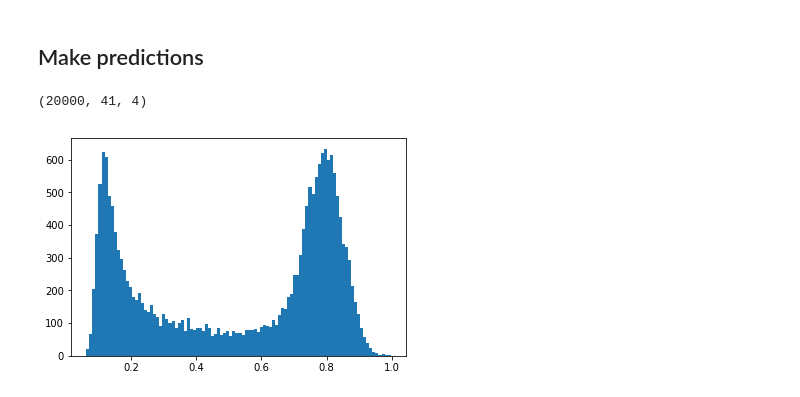
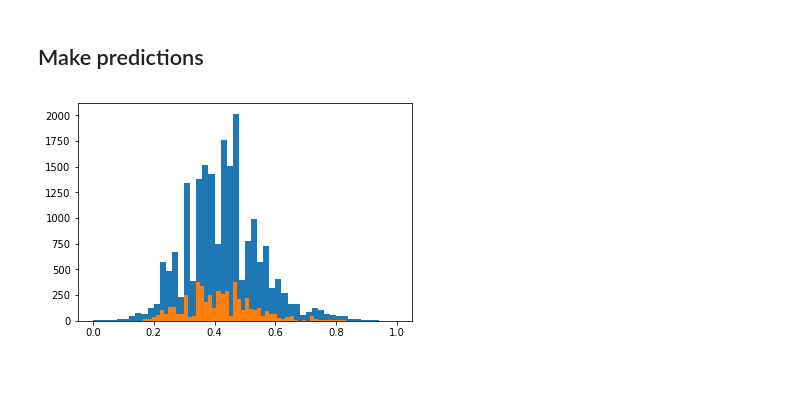
Before and after one commit to atareen/Regression-with-convolutional-neural-networks, a Jupyter notebook: CNN_RNAP_Seq_Regression.ipynb, the cells around one changed output. Cells and saved outputs as stored; diff of their text form; code cells hidden in the pictures.

```diff
--- a/CNN_RNAP_Seq_Regression.ipynb
+++ b/CNN_RNAP_Seq_Regression.ipynb
@@ -5,6 +5,6 @@ import numpy as np
 import pandas as pd
 import matplotlib.pyplot as plt
 
-input_data_raw =  pd.read_csv('../rnap_scanned_over_ecoli_genome50k.csv')
-sequences = input_data_raw['seq'].tolist()
+input_data_ordered_raw =  pd.read_csv('rnap_scanned_over_ecoli_genome100k.csv')
+sequences = input_data_ordered_raw['seq'].tolist()
 # %%
@@ -75,2 +94,13 @@ test_neg = np.array([np.random.choice(['A', 'C', 'G', 'T'], test_size, p=np.arra
 # %% [markdown]
 ## One-hot encoding
+# %%
+temp_pos = []
+temp_pos_test = []
+for reshape_index in range(len(pos)):
+    temp_pos.append(list(pos[reshape_index]))
+
+for reshape_test_index in range(len(test_pos)):
+    temp_pos_test.append(list(test_pos[reshape_test_index]))
+
+pos = temp_pos
+test_pos = temp_pos_test
@@ -77,9 +110,7 @@ test_neg = np.array([np.random.choice(['A', 'C', 'G', 'T'], test_size, p=np.arra
 # %%
 pos_tensor = np.zeros(list(pos.shape) + [4])
-neg_tensor = np.zeros(list(neg.shape) + [4])
 
 test_pos_tensor = np.zeros(list(test_pos.shape) + [4])
-test_neg_tensor = np.zeros(list(test_neg.shape) + [4])
 
 base_dict = {'A': 0, 'C': 1, 'G': 2, 'T': 3}
 
@@ -87,27 +118,18 @@ base_dict = {'A': 0, 'C': 1, 'G': 2, 'T': 3}
 for row in range(num_sample):
     for col in range(seq_length):
         pos_tensor[row,col,base_dict[pos[row,col]]] = 1
-        neg_tensor[row,col,base_dict[neg[row,col]]] = 1
         if(row<test_size):
             test_pos_tensor[row,col,base_dict[test_pos[row,col]]] = 1
-            test_neg_tensor[row,col,base_dict[test_neg[row,col]]] = 1
 
 print('Positive sample matrix shape: {}'.format(pos.shape))
 # this should be a 3D tensor with shape: (samples, steps, input_dim)
 print('Positive sample tensor shape: {}'.format(pos_tensor.shape))
 
-X = np.vstack((pos_tensor, neg_tensor))
-#X = pos_tensor
-#y = np.concatenate((np.ones(num_sample), np.zeros(num_sample)))
-y = np.concatenate([pos_labels, neg_labels])
-#y = pos_labels
+X = pos_tensor
+y = pos_labels
 
-#X_test = test_pos_tensor
-#y_test = test_pos_labels
-
-
-X_test = np.vstack((test_pos_tensor, test_neg_tensor))
-y_test = np.concatenate([test_pos_labels, test_neg_labels])
+X_test = test_pos_tensor
+y_test = test_pos_labels
 
 print('Training set shape: {}'.format(X.shape))
 print('Training set label shape: {}'.format(y.shape))
@@ -182,5 +204,5 @@ model.compile(loss='mean_squared_error',optimizer=Adam(lr=0.0001), metrics=[rmse
 #model.compile(loss='mean_squared_error',optimizer=sgd, metrics=[rmse])
 
 #history = model.fit(X, y, validation_split=0.2, epochs=50)  # starts training
-history = model.fit(X, y, validation_split=0.3, epochs=75,batch_size=5000)  # starts training
+history = model.fit(X, y, validation_split=0.3, epochs=25)  # starts training
 # %% [output]
@@ -242,12 +264,9 @@ Convolution parameter shape: (41, 4, 10)
 ## Make predictions
 # %%
 model_prediction = model.predict(X_test)
-# %%
-np.shape(X_test)
-# %% [output]
-(20000, 41, 4)
 # %%
-plt.hist(model_prediction,bins=100)
+plt.hist(pos_labels,bins=50)
+plt.hist(model_prediction,bins=50)
 plt.show()
 # %% [output]
-[figure, old version]
+[figure, new version]
```
Also changed, not shown: parts of 19 cells of this notebook.
